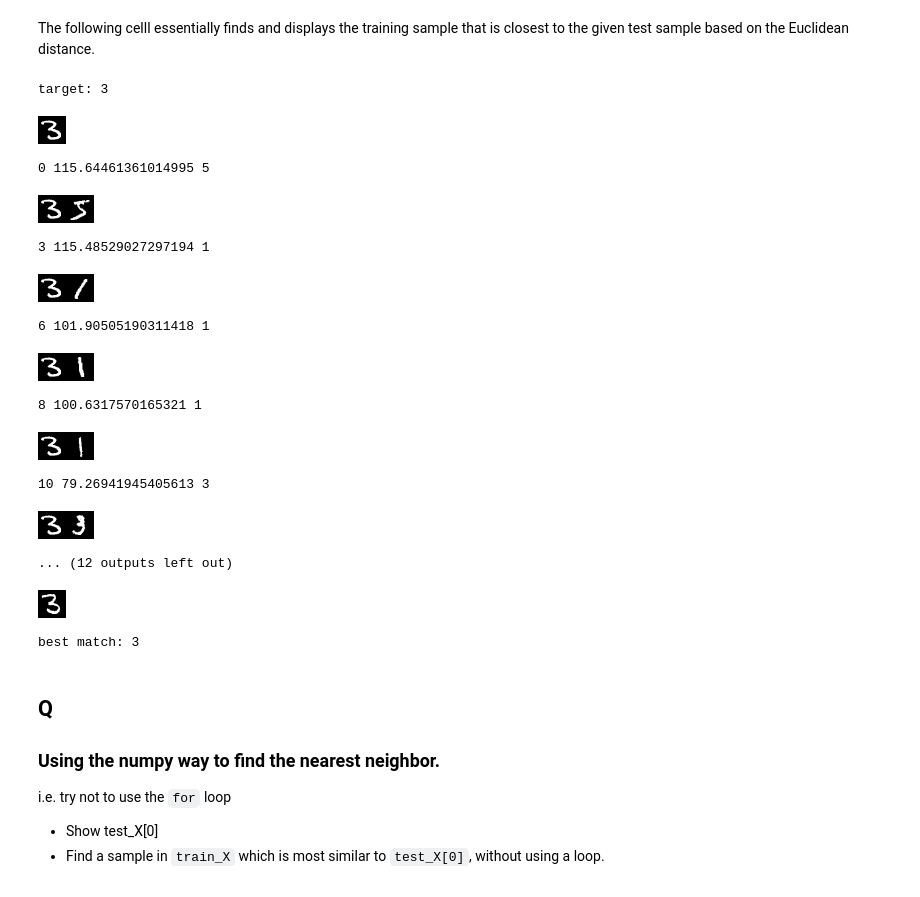
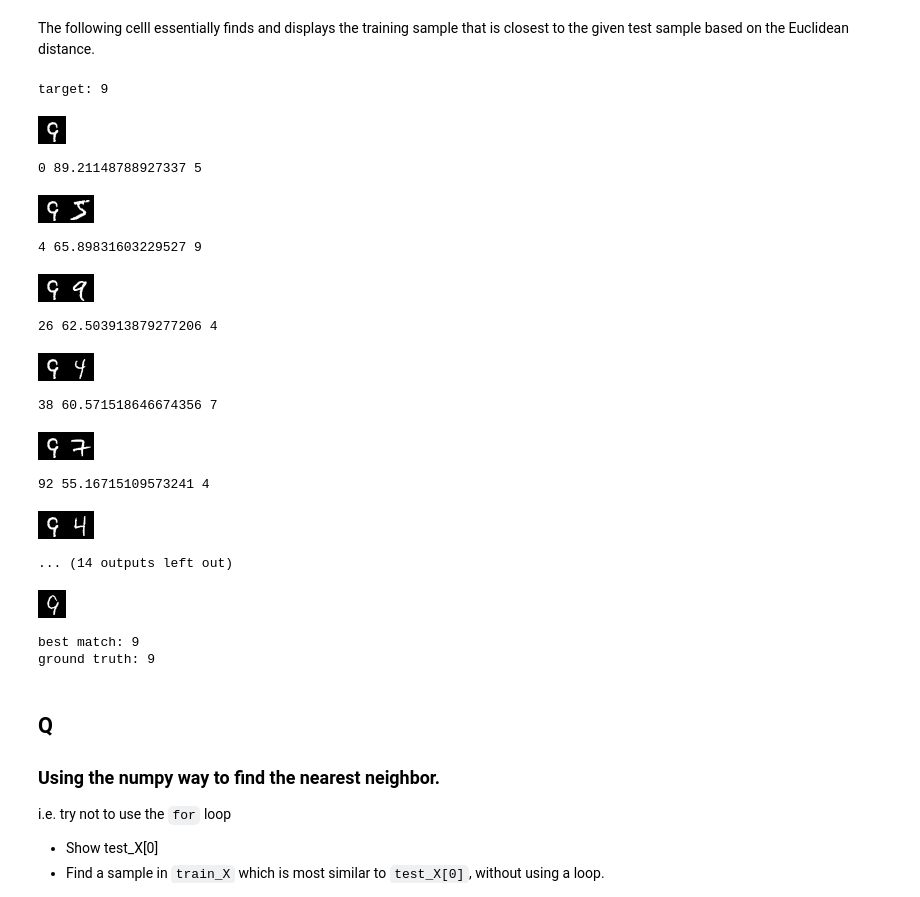
Before and after one commit to tjwei/DataScienceSoftware2024, a Jupyter notebook: 02-machine_learning_part_1_2/01-From NumPy to MNIST.ipynb, the cells around one changed output. Cells and saved outputs as stored; diff of their text form; code cells hidden in the pictures.

```diff
--- a/02-machine_learning_part_1_2/01-From NumPy to MNIST.ipynb
+++ b/02-machine_learning_part_1_2/01-From NumPy to MNIST.ipynb
@@ -213,38 +220,40 @@ showX(test_X[1:2])
 # %% [markdown]
 The following celll essentially finds and displays the training sample that is closest to the given test sample based on the Euclidean distance.
 # %%
-target_id = 3217 # an arbitrary test sample id
+target_id = 5719 # an arbitrary test sample id
 X = test_X[target_id]
 print("target:", test_y[target_id])
 showX(X)
 # calculate the distance between X and each training sample
 best_dst, best_i = 100000, -1
 for i in range(60000):
     dst = ((X - train_X[i])**2).sum()
     if dst < best_dst:
         best_dst, best_i = dst, i
         print(i, dst, train_y[i])
         showX(np.array([X, train_X[i]] ))
 # %% [output]
-target: 3
+target: 9
-[figure, old version]
+[figure, new version]
-0 115.64461361014995 5
+0 89.21148788927337 5
-[figure, old version]
+[figure, new version]
-3 115.48529027297194 1
+4 65.89831603229527 9
-[figure, old version]
+[figure, new version]
-6 101.90505190311418 1
+26 62.503913879277206 4
-[figure, old version]
+[figure, new version]
-8 100.6317570165321 1
+38 60.571518646674356 7
-[figure, old version]
+[figure, new version]
-10 79.26941945405613 3
+92 55.16715109573241 4
-[figure, old version]
+[figure, new version]
-... (12 outputs left out)
+... (14 outputs left out)
 # %%
 showX(train_X[best_i])
 print("best match:", train_y[best_i])
+print("ground truth:", test_y[target_id])
 # %% [output]
-[figure, old version]
+[figure, new version]
-best match: 3
+best match: 9
+ground truth: 9
 # %% [markdown]
 ## Q
 ### Using the numpy way to find the nearest neighbor.
```
Also changed, not shown: parts of 8 cells of this notebook.
